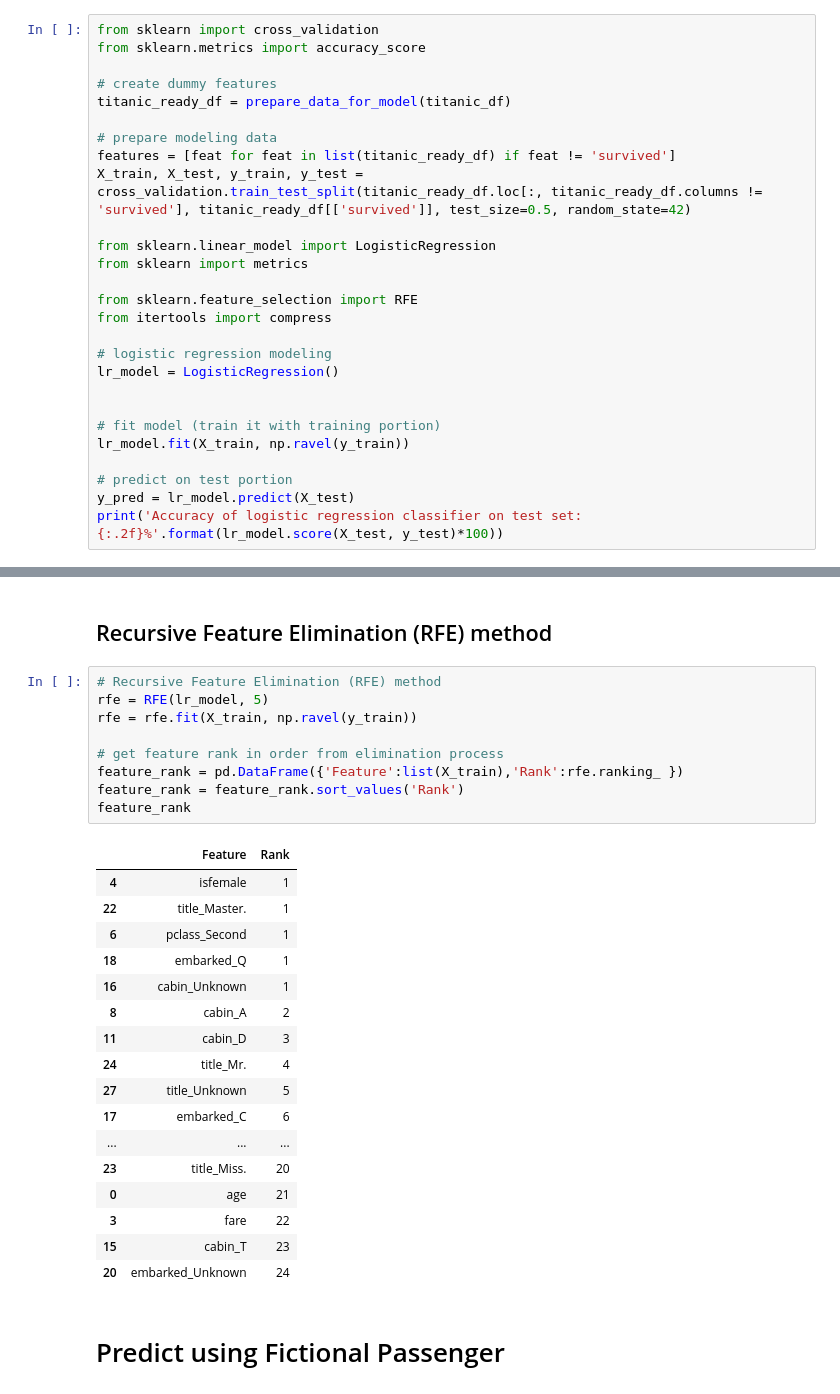
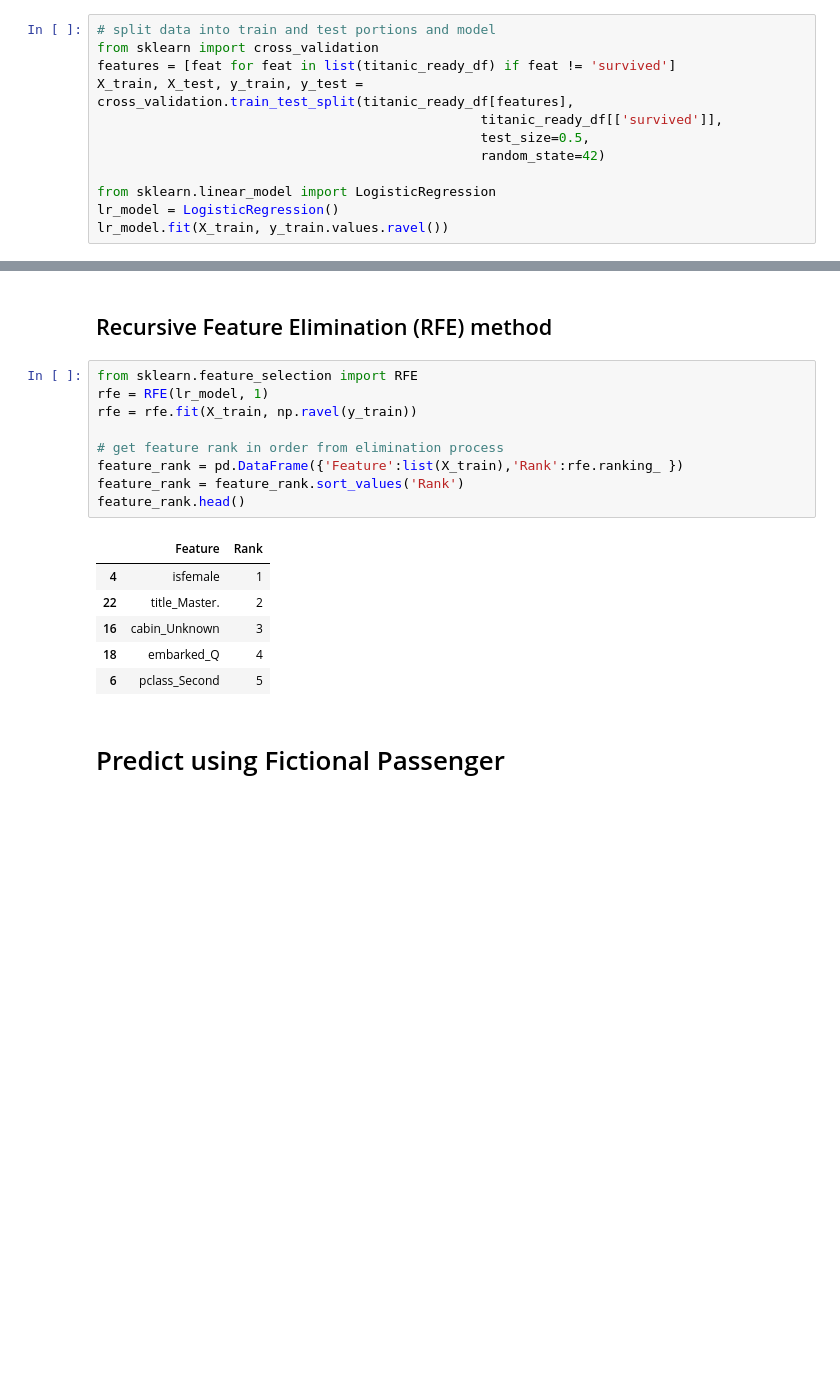
Before and after one commit to amunategui-prototyping/Chapter-1, a Jupyter notebook: exploring/chapter-1-explorations.ipynb, the cells around one changed output, grey strips where cells are left out. Saved outputs shown, nothing was run; the diff lists cells and outputs as text; blank space fills up the shorter version.

```diff
--- a/exploring/chapter-1-explorations.ipynb
+++ b/exploring/chapter-1-explorations.ipynb
@@ -133,28 +139,13 @@ def prepare_data_for_model(raw_dataframe):
 # %%
+# split data into train and test portions and model
 from sklearn import cross_validation
-from sklearn.metrics import accuracy_score
-
-# create dummy features
-titanic_ready_df = prepare_data_for_model(titanic_df)
-
-# prepare modeling data
 features = [feat for feat in list(titanic_ready_df) if feat != 'survived']
-X_train, X_test, y_train, y_test = cross_validation.train_test_split(titanic_ready_df.loc[:, titanic_ready_df.columns != 'survived'], titanic_ready_df[['survived']], test_size=0.5, random_state=42)
+X_train, X_test, y_train, y_test = cross_validation.train_test_split(titanic_ready_df[features],
+                                                 titanic_ready_df[['survived']],
+                                                 test_size=0.5,
+                                                 random_state=42)
 
 from sklearn.linear_model import LogisticRegression
-from sklearn import metrics
-
-from sklearn.feature_selection import RFE
-from itertools import compress
-
-# logistic regression modeling
 lr_model = LogisticRegression()
-
-
-# fit model (train it with training portion)
-lr_model.fit(X_train, np.ravel(y_train))
-
-# predict on test portion
-y_pred = lr_model.predict(X_test)
-print('Accuracy of logistic regression classifier on test set: {:.2f}%'.format(lr_model.score(X_test, y_test)*100))
+lr_model.fit(X_train, y_train.values.ravel())
 # %% [output]
@@ -162,32 +186,21 @@ Accuracy of logistic regression classifier on test set: 79.35%
 # %% [markdown]
 <H2>Recursive Feature Elimination (RFE) method</H2>
 # %%
-# Recursive Feature Elimination (RFE) method
-rfe = RFE(lr_model, 5)
+from sklearn.feature_selection import RFE
+rfe = RFE(lr_model, 1)
 rfe = rfe.fit(X_train, np.ravel(y_train))
 
 # get feature rank in order from elimination process
 feature_rank = pd.DataFrame({'Feature':list(X_train),'Rank':rfe.ranking_ })
 feature_rank = feature_rank.sort_values('Rank')
-feature_rank
+feature_rank.head()
 # %% [output]
 |  | Feature | Rank |
 | 4 | isfemale | 1 |
-| 22 | title_Master. | 1 |
-| 6 | pclass_Second | 1 |
-| 18 | embarked_Q | 1 |
-| 16 | cabin_Unknown | 1 |
-| 8 | cabin_A | 2 |
-| 11 | cabin_D | 3 |
-| 24 | title_Mr. | 4 |
-| 27 | title_Unknown | 5 |
-| 17 | embarked_C | 6 |
-| ... | ... | ... |
-| 23 | title_Miss. | 20 |
-| 0 | age | 21 |
-| 3 | fare | 22 |
-| 15 | cabin_T | 23 |
-| 20 | embarked_Unknown | 24 |
+| 22 | title_Master. | 2 |
+| 16 | cabin_Unknown | 3 |
+| 18 | embarked_Q | 4 |
+| 6 | pclass_Second | 5 |
 # %% [markdown]
 <H1>Predict using Fictional Passenger</H1>
 # %%
```
Also changed, not shown: parts of 9 cells of this notebook.
